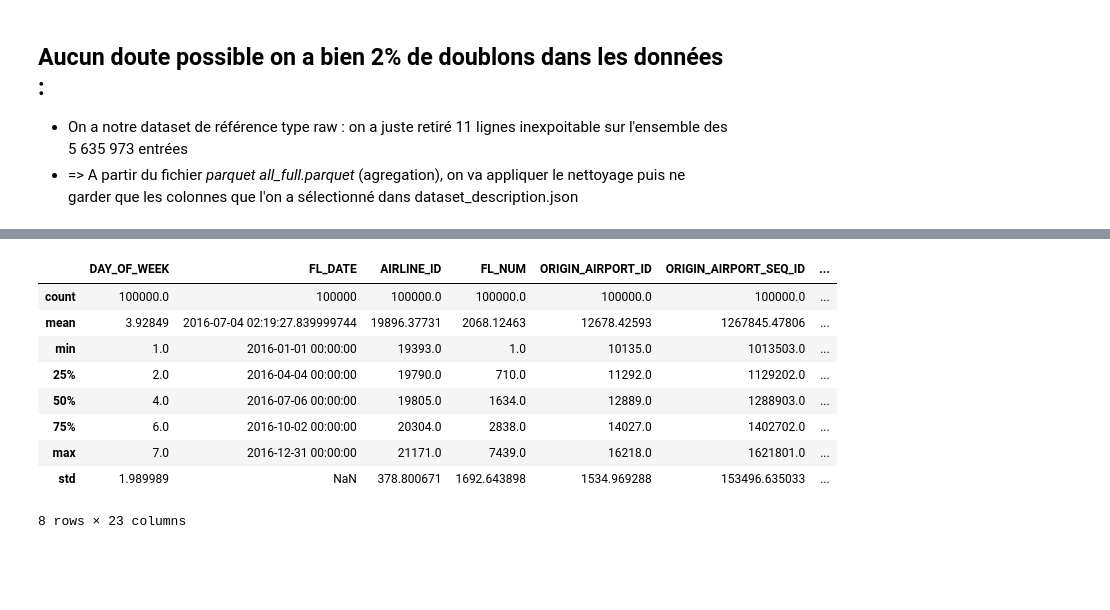
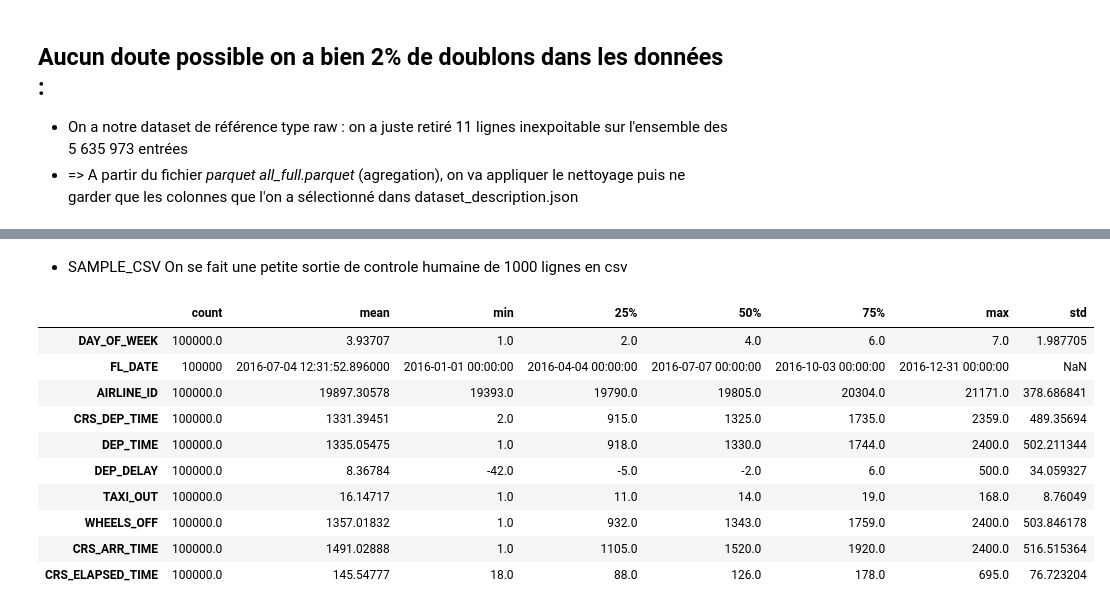
Before and after one commit to gcortier/mod6_1, a Jupyter notebook: database/flights/journal-de-bord.ipynb, the cells around one changed output, grey strips where cells are left out. Drawn from its saved outputs; the diff is of its cells as text; code cells hidden in the pictures; blank space fills up the shorter version.

```diff
--- a/database/flights/journal-de-bord.ipynb
+++ b/database/flights/journal-de-bord.ipynb
@@ -606,2 +761,7 @@ Shape du DataFrame nettoyé : (5440148, 49)
 # %%
-df_sample = df_clean.sample(n=100_000, random_state=42)
+# Échantillon stratifié de 100000 lignes selon la répartition de ARR_DEL15
+df_sample = df_clean.groupby('ARR_DEL15', group_keys=False).apply(lambda x: x.sample(frac=100000/len(df_clean), random_state=42))
+# on vérifie que la proportion est gardée
+print(df_sample['ARR_DEL15'].value_counts(normalize=True))
+print(df_sample.shape)
+df_sample.head()
@@ -608 +808,3 @@ df_sample = df_clean.sample(n=100_000, random_state=42)
+# %% [markdown]
+- SAMPLE_CSV On se fait une petite sortie de controle humaine de 1000 lignes en csv
 # %%
@@ -610,15 +812,16 @@ df_sample = df_clean.sample(n=100_000, random_state=42)
 sample_1000 = df_sample.sample(n=1000, random_state=42)
 sample_1000.to_csv("data/processed/sample_1000.csv", index=False)
 # %%
-df_sample.describe()
+df_sample.describe().T
 # %% [output]
-|  | DAY_OF_WEEK | FL_DATE | AIRLINE_ID | FL_NUM | ORIGIN_AIRPORT_ID | ORIGIN_AIRPORT_SEQ_ID | ... |
-| count | 100000.0 | 100000 | 100000.0 | 100000.0 | 100000.0 | 100000.0 | ... |
-| mean | 3.92849 | 2016-07-04 02:19:27.839999744 | 19896.37731 | 2068.12463 | 12678.42593 | 1267845.47806 | ... |
-| min | 1.0 | 2016-01-01 00:00:00 | 19393.0 | 1.0 | 10135.0 | 1013503.0 | ... |
-| 25% | 2.0 | 2016-04-04 00:00:00 | 19790.0 | 710.0 | 11292.0 | 1129202.0 | ... |
-| 50% | 4.0 | 2016-07-06 00:00:00 | 19805.0 | 1634.0 | 12889.0 | 1288903.0 | ... |
-| 75% | 6.0 | 2016-10-02 00:00:00 | 20304.0 | 2838.0 | 14027.0 | 1402702.0 | ... |
-| max | 7.0 | 2016-12-31 00:00:00 | 21171.0 | 7439.0 | 16218.0 | 1621801.0 | ... |
-| std | 1.989989 | NaN | 378.800671 | 1692.643898 | 1534.969288 | 153496.635033 | ... |
+|  | count | mean | min | 25% | 50% | 75% | max | std |
+| DAY_OF_WEEK | 100000.0 | 3.93707 | 1.0 | 2.0 | 4.0 | 6.0 | 7.0 | 1.987705 |
+| FL_DATE | 100000 | 2016-07-04 12:31:52.896000 | 2016-01-01 00:00:00 | 2016-04-04 00:00:00 | 2016-07-07 00:00:00 | 2016-10-03 00:00:00 | 2016-12-31 00:00:00 | NaN |
+| AIRLINE_ID | 100000.0 | 19897.30578 | 19393.0 | 19790.0 | 19805.0 | 20304.0 | 21171.0 | 378.686841 |
+| CRS_DEP_TIME | 100000.0 | 1331.39451 | 2.0 | 915.0 | 1325.0 | 1735.0 | 2359.0 | 489.35694 |
+| DEP_TIME | 100000.0 | 1335.05475 | 1.0 | 918.0 | 1330.0 | 1744.0 | 2400.0 | 502.211344 |
+| DEP_DELAY | 100000.0 | 8.36784 | -42.0 | -5.0 | -2.0 | 6.0 | 500.0 | 34.059327 |
+| TAXI_OUT | 100000.0 | 16.14717 | 1.0 | 11.0 | 14.0 | 19.0 | 168.0 | 8.76049 |
+| WHEELS_OFF | 100000.0 | 1357.01832 | 1.0 | 932.0 | 1343.0 | 1759.0 | 2400.0 | 503.846178 |
+| CRS_ARR_TIME | 100000.0 | 1491.02888 | 1.0 | 1105.0 | 1520.0 | 1920.0 | 2400.0 | 516.515364 |
+| CRS_ELAPSED_TIME | 100000.0 | 145.54777 | 18.0 | 88.0 | 126.0 | 178.0 | 695.0 | 76.723204 |
-8 rows × 23 columns
```
Also changed, not shown: parts of 61 cells of this notebook.
